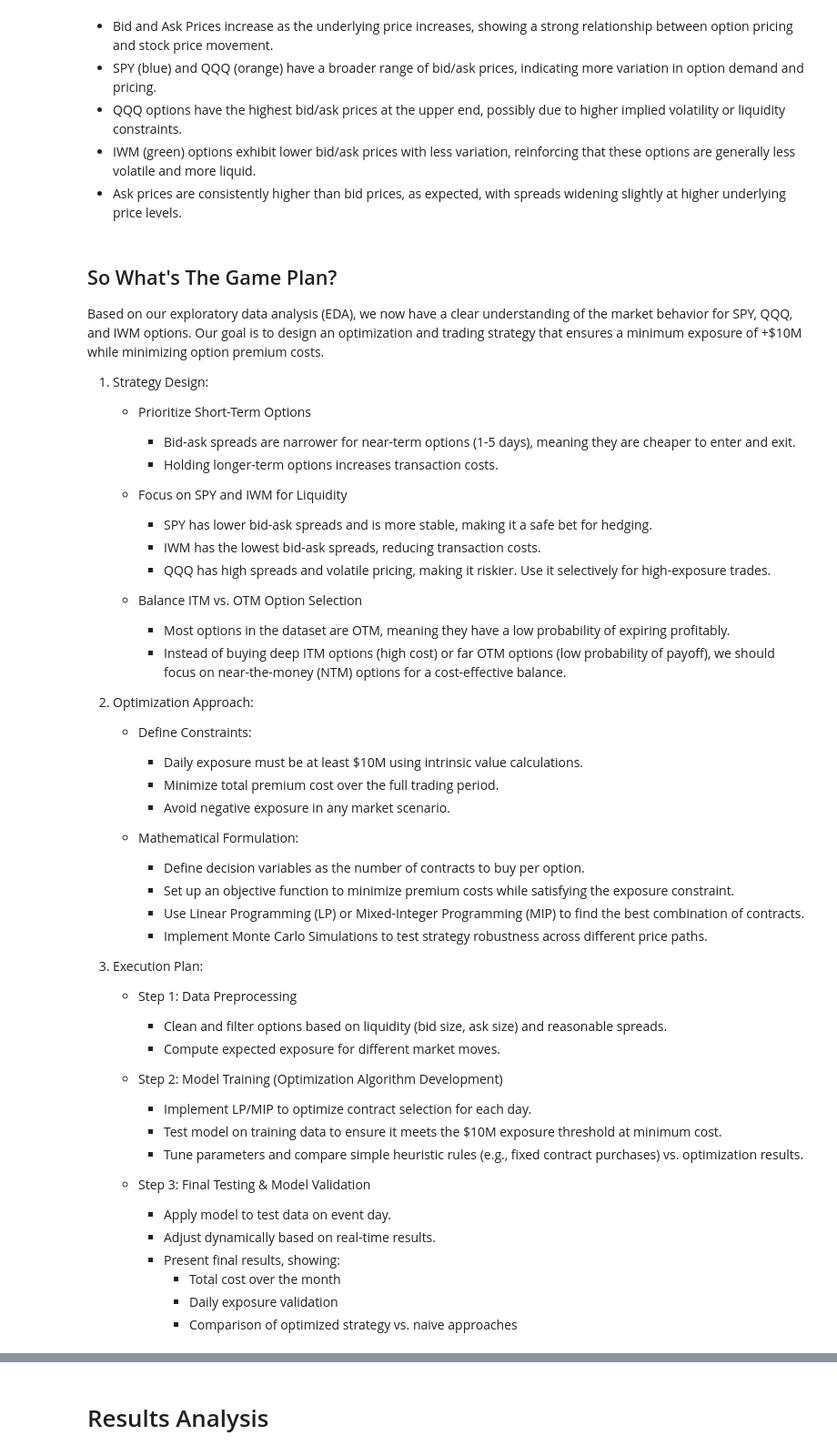
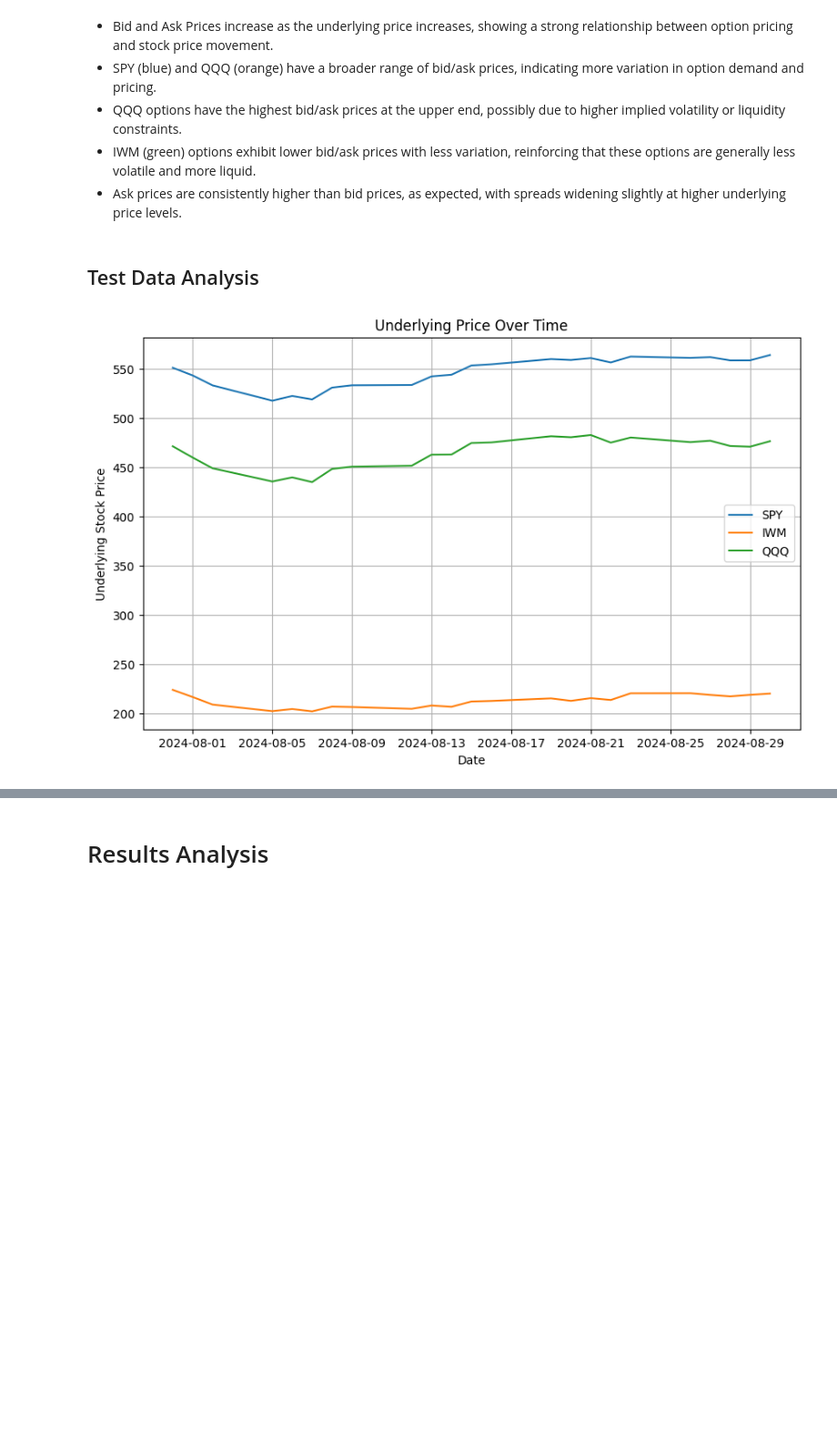
Before and after one commit to Qamil-Mirza/badss-2025-options-alpha-strategy, a Jupyter notebook: notebooks/analysis.ipynb, the cells around one changed output, grey strips where cells are left out. Shown at 91% size. Cells and saved outputs as stored; diff of their text form; code cells hidden in the pictures; blank space fills up the shorter version.

```diff
--- a/notebooks/analysis.ipynb
+++ b/notebooks/analysis.ipynb
@@ -285,51 +300,26 @@ plt.show()
 - QQQ options have the highest bid/ask prices at the upper end, possibly due to higher implied volatility or liquidity constraints.
 - IWM (green) options exhibit lower bid/ask prices with less variation, reinforcing that these options are generally less volatile and more liquid.
 - Ask prices are consistently higher than bid prices, as expected, with spreads widening slightly at higher underlying price levels.
-# %% [markdown]
-## So What's The Game Plan?
-Based on our exploratory data analysis (EDA), we now have a clear understanding of the market behavior for SPY, QQQ, and IWM options. Our goal is to design an optimization and trading strategy that ensures a minimum exposure of +$10M while minimizing option premium costs.
-
-1. Strategy Design:
-    - Prioritize Short-Term Options
-        - Bid-ask spreads are narrower for near-term options (1-5 days), meaning they are cheaper to enter and exit.
-        - Holding longer-term options increases transaction costs.
-
-
-    - Focus on SPY and IWM for Liquidity
-        - SPY has lower bid-ask spreads and is more stable, making it a safe bet for hedging.
-        - IWM has the lowest bid-ask spreads, reducing transaction costs.
-        - QQQ has high spreads and volatile pricing, making it riskier. Use it selectively for high-exposure trades.
-
-    - Balance ITM vs. OTM Option Selection
-        - Most options in the dataset are OTM, meaning they have a low probability of expiring profitably.
-        - Instead of buying deep ITM options (high cost) or far OTM options (low probability of payoff), we should focus on near-the-money (NTM) options for a cost-effective balance.
-
-2. Optimization Approach:
-    - Define Constraints:
-        - Daily exposure must be at least $10M using intrinsic value calculations.
-        - Minimize total premium cost over the full trading period.
-        - Avoid negative exposure in any market scenario.
-
-    - Mathematical Formulation:
-        - Define decision variables as the number of contracts to buy per option.
-        - Set up an objective function to minimize premium costs while satisfying the exposure constraint.
-        - Use Linear Programming (LP) or Mixed-Integer Programming (MIP) to find the best combination of contracts.
-        - Implement Monte Carlo Simulations to test strategy robustness across different price paths.
-
-3. Execution Plan:
-    - Step 1: Data Preprocessing
-        - Clean and filter options based on liquidity (bid size, ask size) and reasonable spreads.
-        - Compute expected exposure for different market moves.
-
-    - Step 2: Model Training (Optimization Algorithm Development)
-        - Implement LP/MIP to optimize contract selection for each day.
-        - Test model on training data to ensure it meets the $10M exposure threshold at minimum cost.
-        - Tune parameters and compare simple heuristic rules (e.g., fixed contract purchases) vs. optimization results.
-
-    - Step 3: Final Testing & Model Validation
-        - Apply model to test data on event day.
-        - Adjust dynamically based on real-time results.
-        - Present final results, showing:
-            - Total cost over the month
-            - Daily exposure validation
-            - Comparison of optimized strategy vs. naive approaches
+# %% [markdown]
+## Test Data Analysis
+# %%
+optimized_trades_df = pd.read_csv("../data/BADSS test data.csv")
+
+optimized_trades_df['Date'] = pd.to_datetime(optimized_trades_df['Date'])
+optimized_trades_df['Maturity'] = pd.to_datetime(optimized_trades_df['Maturity'])
+optimized_trades_df = optimized_trades_df.sort_values(by='Date')
+
+# Plot undl price over time
+plt.figure(figsize=(10, 6))
+for symbol in optimized_trades_df.Symbol.unique():
+    subset = optimized_trades_df[optimized_trades_df.Symbol == symbol]
+    plt.plot(subset['Date'], subset['Undl Price'], label=symbol)
+
+plt.legend()
+plt.grid()
+plt.title('Underlying Price Over Time')
+plt.xlabel('Date')
+plt.ylabel('Underlying Stock Price')
+plt.show()
+# %% [output]
+[figure, added]
```
Also changed, not shown: parts of 17 cells of this notebook, 1 other file.
